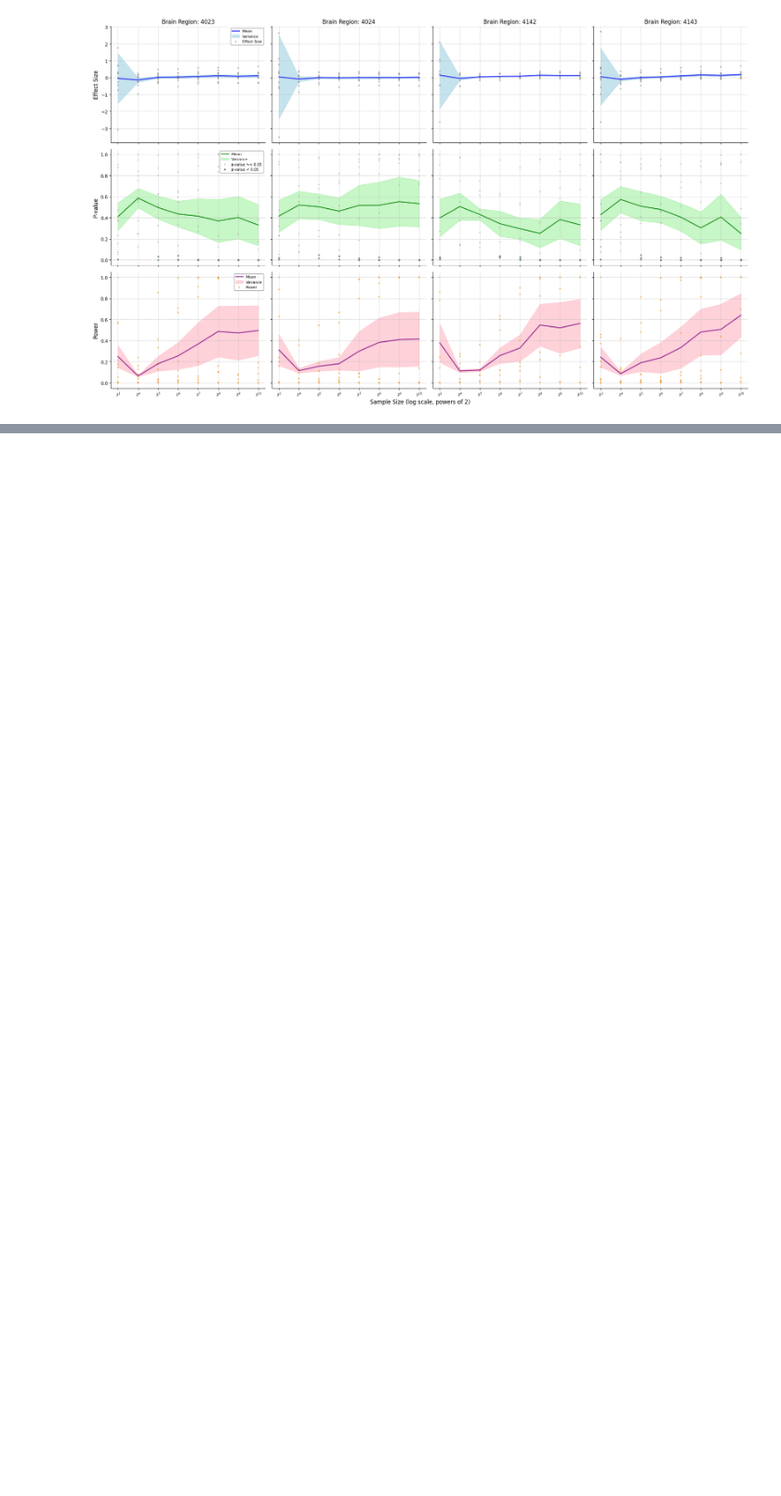
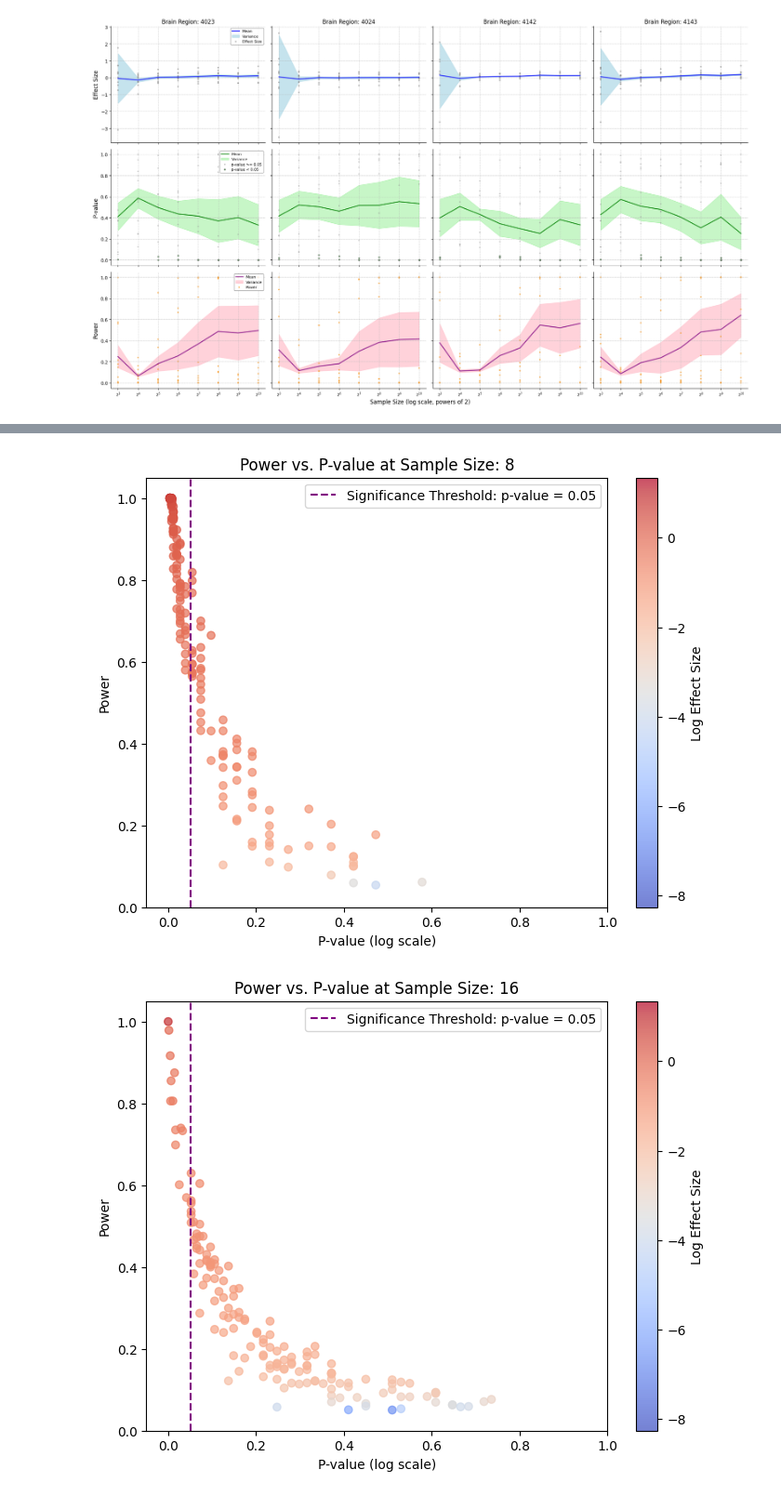
Before and after one commit to KarimIbrahim11/Gene-Expression-Analysis, a Jupyter notebook: notebooks/CS_06_P-value_Power_VS_Sample_size.ipynb, the cells around one changed output, grey strips where cells are left out. Shown at 93% size. Saved outputs shown, nothing was run; the diff lists cells and outputs as text; code cells hidden in the pictures; blank space fills up the shorter version.

```diff
--- a/notebooks/CS_06_P-value_Power_VS_Sample_size.ipynb
+++ b/notebooks/CS_06_P-value_Power_VS_Sample_size.ipynb
@@ -869,0 +869,68 @@ plt.show()
+# %%
+import numpy as np
+import seaborn as sns
+import matplotlib.pyplot as plt
+import matplotlib.colors as mcolors
+import matplotlib.cm as cm
+
+for sample_size in range_with_powers_of_two:
+
+    # Apply log transformation to the effect size (optional)
+    stats_df[f"log_effect_size_{sample_size}"] = np.log(stats_df[f"effect_size_{sample_size}"] + 1e-6)
+
+
+# Calculate global min and max for effect sizes across all sample sizes
+global_min = np.min([np.min(stats_df[f"log_effect_size_{sample_size}"]) for sample_size in range_with_powers_of_two])
+global_max = np.max([np.max(stats_df[f"log_effect_size_{sample_size}"]) for sample_size in range_with_powers_of_two])
+
+# Calculate global min and max for p-values across all sample sizes
+global_x_min = np.min([np.min(stats_df[f"p-value_{sample_size}"]) for sample_size in range_with_powers_of_two])
+global_x_max = np.max([np.max(stats_df[f"p-value_{sample_size}"]) for sample_size in range_with_powers_of_two])
+
+# Calculate global min and max for p-values across all sample sizes
+global_y_min = np.min([np.min(stats_df[f"power_{sample_size}"]) for sample_size in range_with_powers_of_two])
+global_y_max = np.max([np.max(stats_df[f"power_{sample_size}"]) for sample_size in range_with_powers_of_two])
+
+
+
+# Create a colormap and normalization based on the global range
+cmap = cm.coolwarm  # Choose a color map
+norm = mcolors.Normalize(vmin=global_min, vmax=global_max)
+
+# Loop to create each plot for the sample sizes
+for sample_size in range_with_powers_of_two:
+
+    # Create the figure and scatter plot
+    fig, ax = plt.subplots(figsize=(8, 6))
+    scatter = ax.scatter(
+        stats_df[f"p-value_{sample_size}"], stats_df[f"power_{sample_size}"],
+        c=stats_df[f"log_effect_size_{sample_size}"], cmap=cmap, norm=norm, alpha=0.7
+    )
+
+    # Add the significance threshold line
+    ax.axvline(0.05, color="purple", linestyle="--", label="Significance Threshold: p-value = 0.05")
+    # Set the x-axis limits to the global p-value range
+    ax.set_xlim(global_x_min-0.05, global_x_max)
+
+    ax.set_ylim(global_y_min, global_y_max+0.05)
+
+
+    # Create a colorbar
+    cbar = plt.colorbar(scatter, ax=ax)
+    cbar.set_label("Log Effect Size")
+
+    # Labels and title
+    plt.title(f"Power vs. P-value at Sample Size: {sample_size}")
+    plt.xlabel("P-value (log scale)")
+    plt.ylabel("Power")
+    plt.legend()
+
+    plt.savefig(f"plot_sample_size_{sample_size}.png")
+
+
+    # Show the plot
+    plt.show()
+    plt.close()
+# %% [output]
+[figure, added]
+[figure, added]
```
Also changed, not shown: parts of 15 cells of this notebook, 38 other files.
